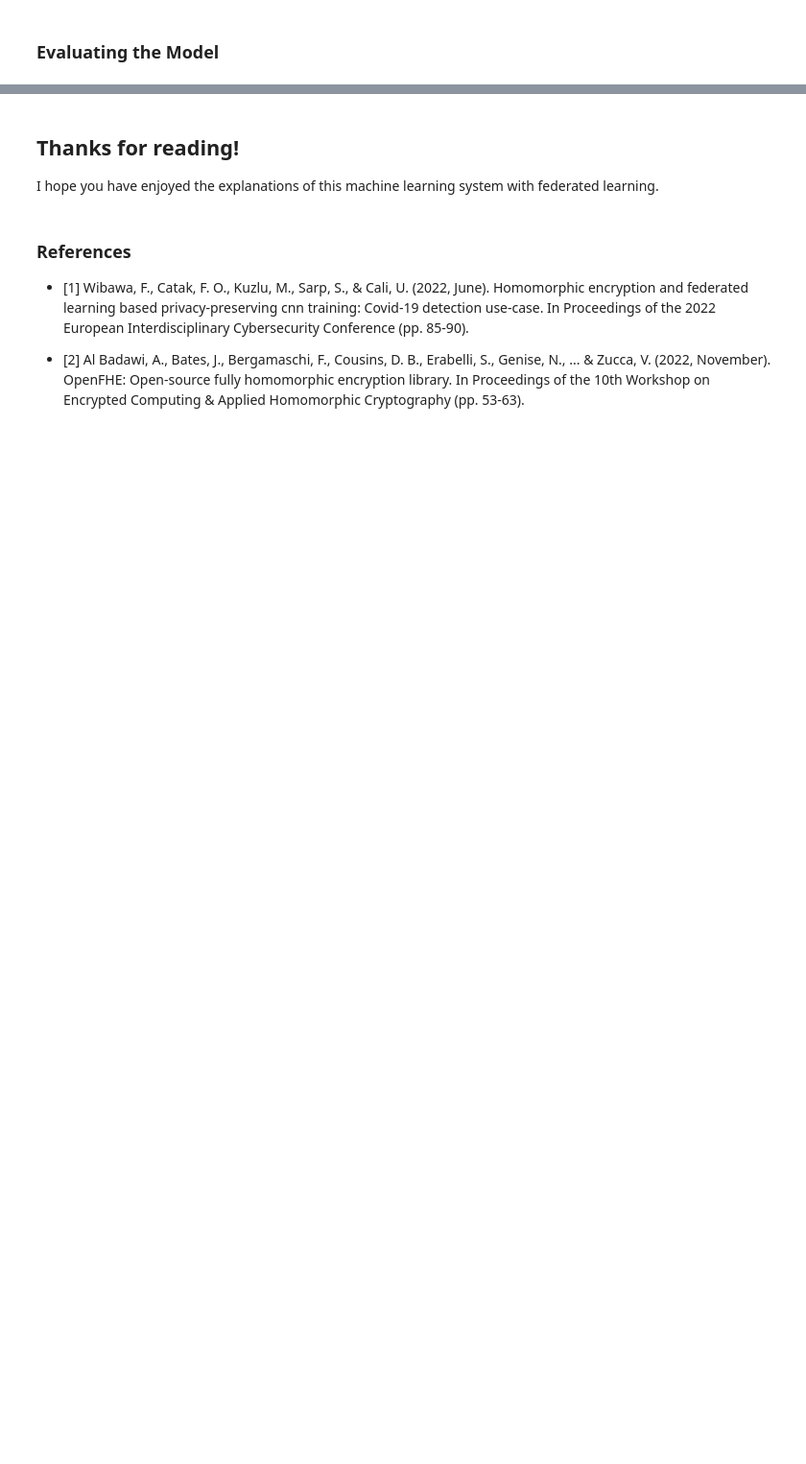
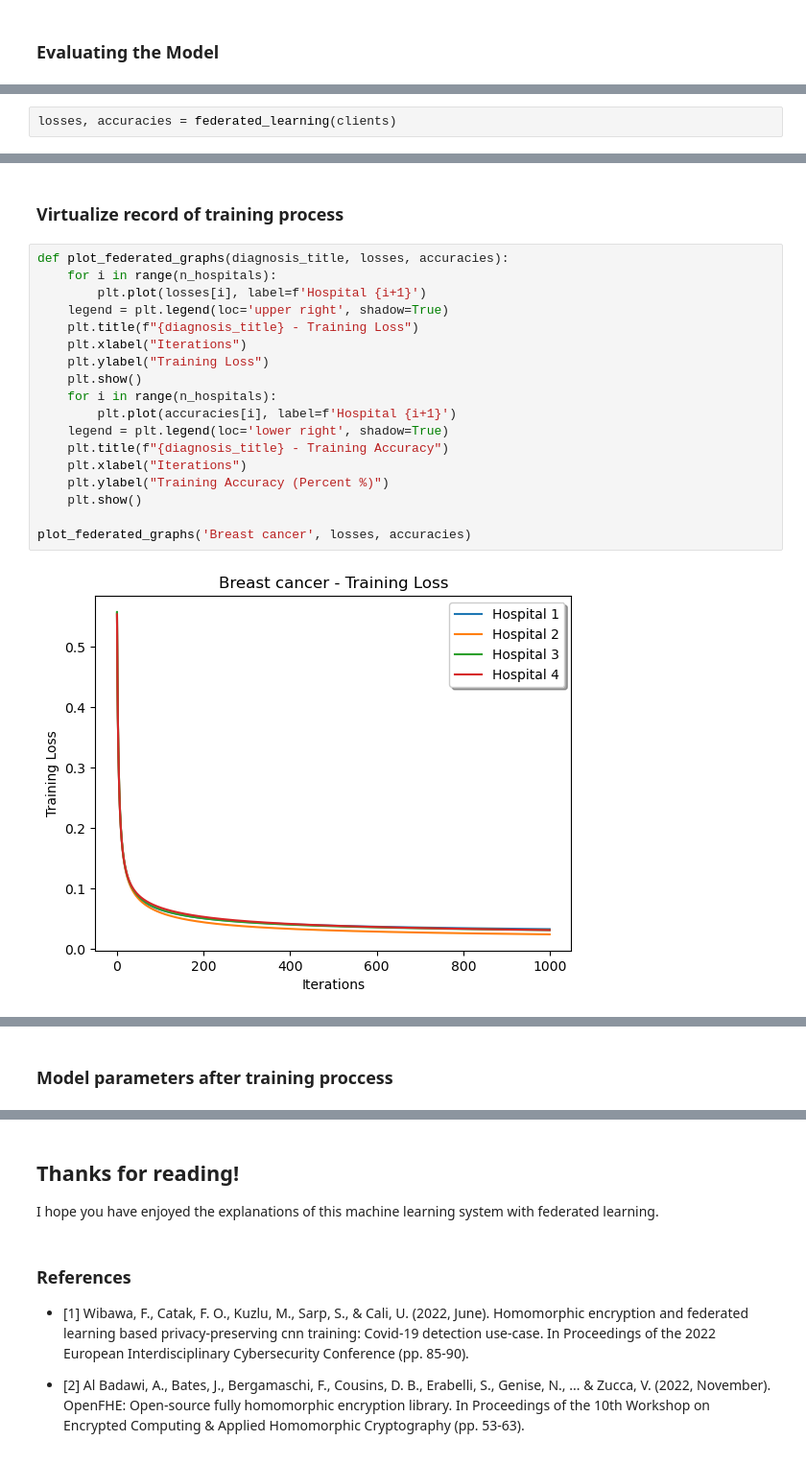
Before and after one commit to thecrabsterchief/Federated-Learning-meets-Homomorphic-Encryption, a Jupyter notebook: encrypted_learning.ipynb, the cells around one changed output, grey strips where cells are left out. Shown at 96% size. Saved outputs shown, nothing was run; the diff lists cells and outputs as text; blank space fills up the shorter version.

```diff
--- a/encrypted_learning.ipynb
+++ b/encrypted_learning.ipynb
@@ -765,0 +958,2 @@ Testing Accuracy = 100.00%
+# %%
+losses, accuracies = federated_learning(clients)
@@ -765,0 +978,22 @@ Testing Accuracy = 100.00%
+# %% [markdown]
+### Virtualize record of training process
+# %%
+def plot_federated_graphs(diagnosis_title, losses, accuracies):
+    for i in range(n_hospitals):
+        plt.plot(losses[i], label=f'Hospital {i+1}')
+    legend = plt.legend(loc='upper right', shadow=True)
+    plt.title(f"{diagnosis_title} - Training Loss")
+    plt.xlabel("Iterations")
+    plt.ylabel("Training Loss")
+    plt.show()
+    for i in range(n_hospitals):
+        plt.plot(accuracies[i], label=f'Hospital {i+1}')
+    legend = plt.legend(loc='lower right', shadow=True)
+    plt.title(f"{diagnosis_title} - Training Accuracy")
+    plt.xlabel("Iterations")
+    plt.ylabel("Training Accuracy (Percent %)")
+    plt.show()
+
+plot_federated_graphs('Breast cancer', losses, accuracies)
+# %% [output]
+[figure, added]
@@ -765,0 +1001,2 @@ Testing Accuracy = 100.00%
+# %% [markdown]
+### Model parameters after training proccess
```
Also changed, not shown: parts of 24 cells of this notebook.
